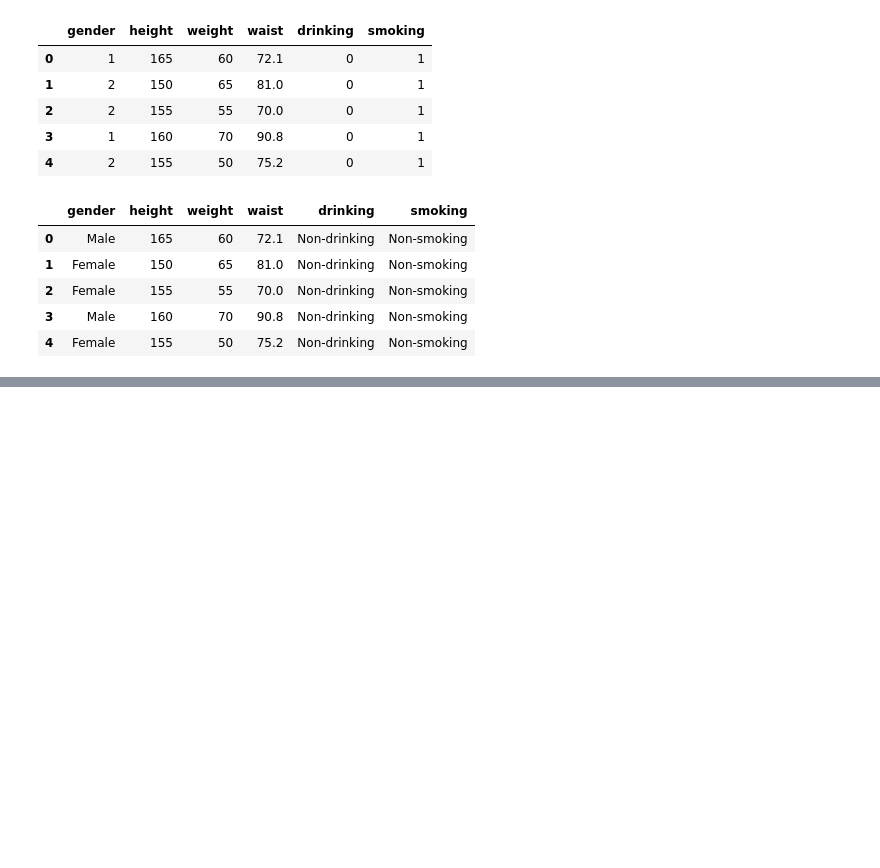
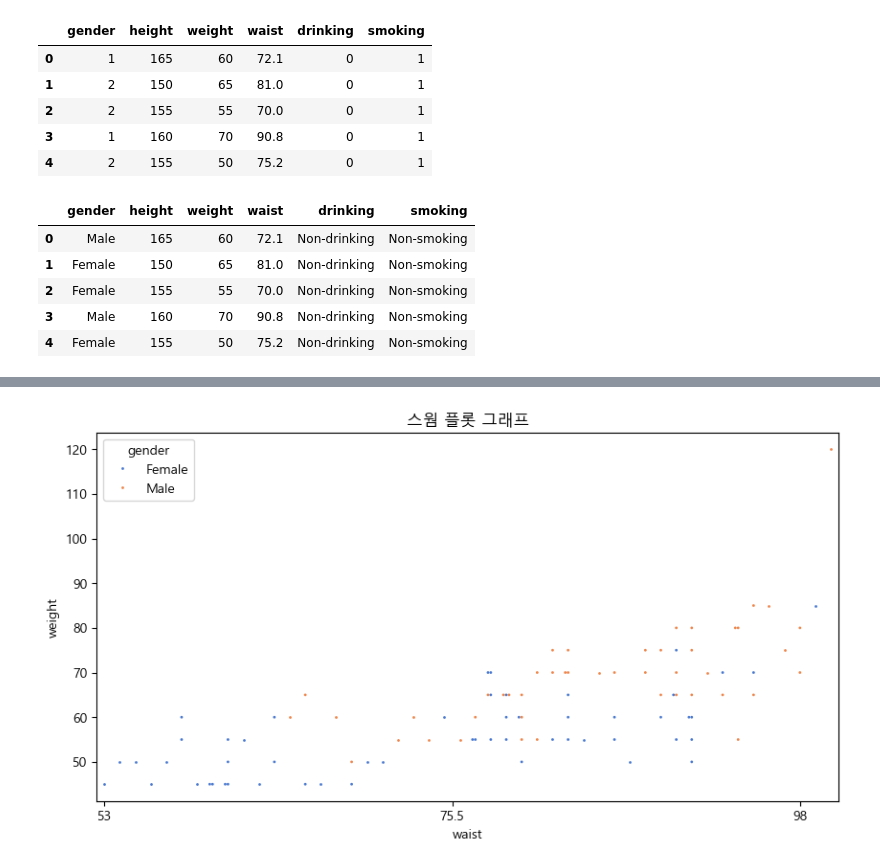
Before and after one commit to BosuMamemon/BIGDATA, a Jupyter notebook: workspace/데이터 분석/seaborn_test.ipynb, the cells around one changed output, grey strips where cells are left out. Cells and saved outputs as stored; diff of their text form; code cells hidden in the pictures; blank space fills up the shorter version.

```diff
--- a/workspace/데이터 분석/seaborn_test.ipynb
+++ b/workspace/데이터 분석/seaborn_test.ipynb
@@ -156,0 +185,8 @@ data6.head()
+# %%
+plt.figure(figsize=(10, 5))
+plt.title("스웜 플롯 그래프")
+seaborn.swarmplot(data=data6.head(100), x="waist", y="weight", hue="gender", size=2)
+plt.xticks(np.arange(0, 46, 22.5), labels=[53, 75.5, 98])
+plt.show()
+# %% [output]
+[figure, added]
```
Also changed, not shown: parts of 13 cells of this notebook, 30 other files.
